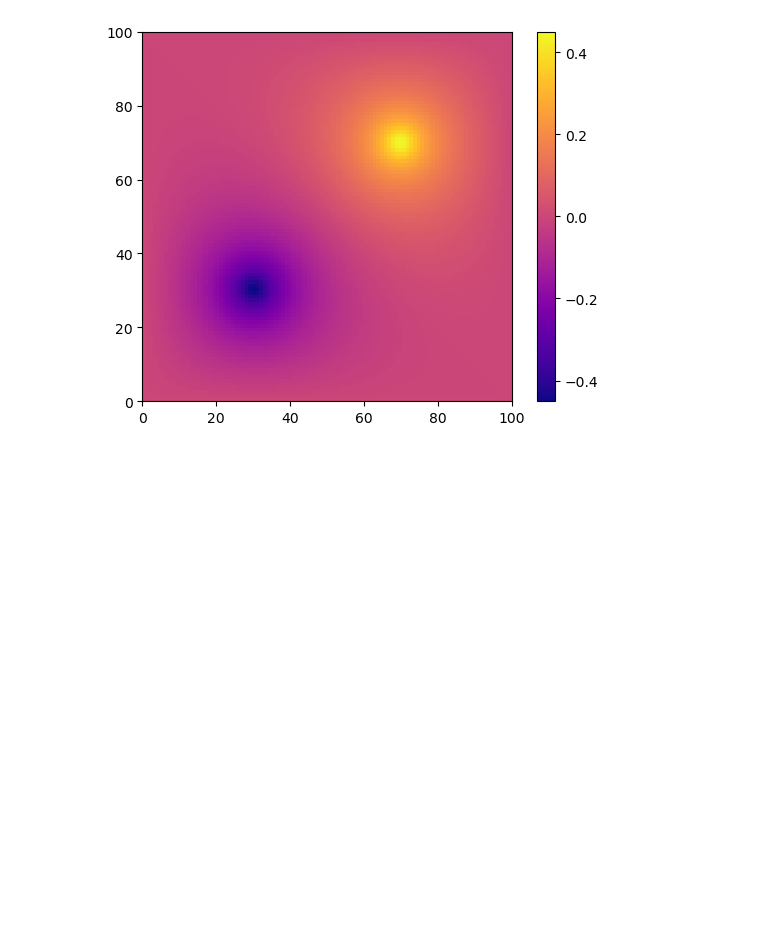
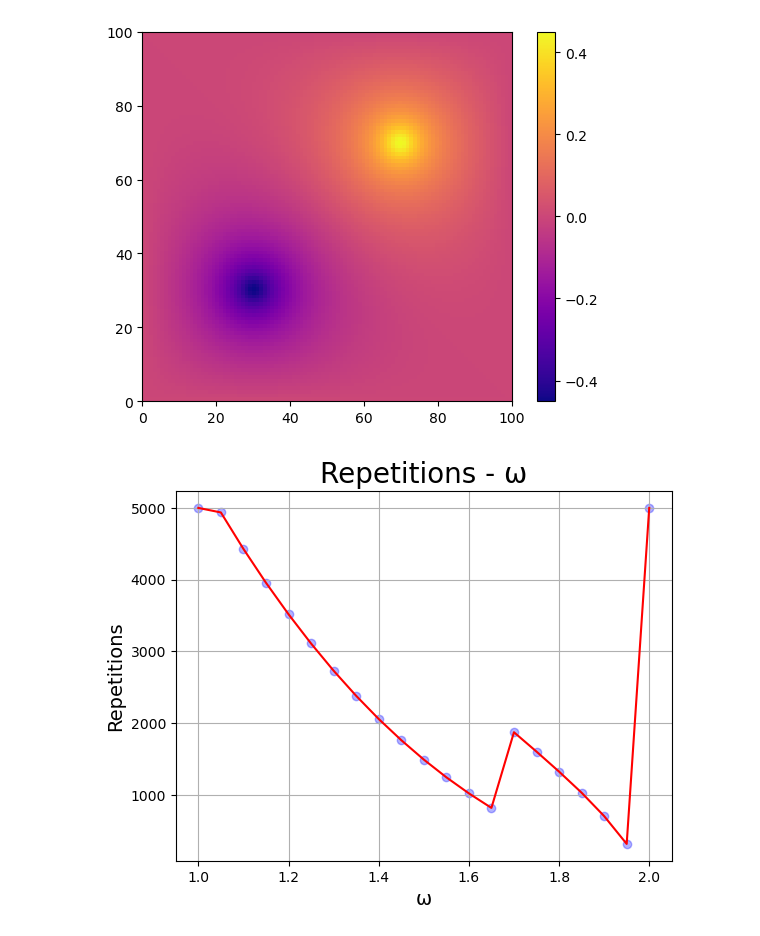
Before and after one commit to VeganSouvlaki/CP, a Jupyter notebook: ΠΡΟΤΖΕΚΤ.ipynb, the cells around one changed output. Cells and saved outputs as stored; diff of their text form; code cells hidden in the pictures; blank space fills up the shorter version.

```diff
--- a/ΠΡΟΤΖΕΚΤ.ipynb
+++ b/ΠΡΟΤΖΕΚΤ.ipynb
@@ -24,7 +24,7 @@ def g2D(x,y,qx,qy,sigma=0.02): #mix,miy thesi fortiou
 def convE(Etol=10**-7,N=100,w=1.9):
     sfalma=1
     E=1
-    iterations=0
+    ite=0
     xmin,ymin=0,0
     xmax,ymax=1,1
     Eideal=-9/14
@@ -47,8 +47,8 @@ def convE(Etol=10**-7,N=100,w=1.9):
     pfilist[:,0]=0
     pfilist[:,N]=0
 
-    while sfalma>Etol and iterations<1000:
-        iterations+=1
+    while sfalma>Etol and ite<5000:
+        ite+=1
         for i in range(1,N):  #N-1 eixa prin
             for j in range(1,N):
                 pfilist[i, j] = (1 - w) * pfilist[i, j] + (w / 4) * (
@@ -67,7 +67,7 @@ def convE(Etol=10**-7,N=100,w=1.9):
         sfalma=np.abs(Etmp-E)
         E=Etmp #Etmp einai ayto pou apothikevw prosorina gia tin sugkrisi
 
-    return (pfilist, E)
+    return (pfilist, E, ite)
 
 diagdata=convE()
 plt.imshow(diagdata[0].T,cmap='plasma', origin = 'lower', extent = [0, N, 0, N])
@@ -75,3 +75,30 @@ plt.colorbar()
 plt.show()
 # %% [output]
 [figure]
+# %%
+#now i wanna try different omegas and see convergence (iterations)
+
+wlist=[]
+iterlist=[]
+energylist=[]
+#af=apotelesma function
+
+
+for w1 in np.arange(1.00, 2.05, 0.05):  # Δημιουργία τιμών από 1.0 έως 2.0
+    af = convE(w=w1)  # Κλήση της συνάρτησης synartisi
+    wlist.append(w1)  # Προσθήκη του omega στη λίστα
+    iterlist.append(af[2])  # Προσθήκη του πρώτου αποτελέσματος
+    energylist.append(af[1])
+
+
+
+
+plt.plot(wlist,iterlist,color='red')
+plt.scatter(wlist,iterlist,color='blue',alpha=0.3)
+plt.xlabel("ω",size=14)
+plt.ylabel("Repetitions",size=14)
+plt.title("Repetitions - ω",size=20)
+plt.grid()
+plt.show()
+# %% [output]
+[figure, added]
```
